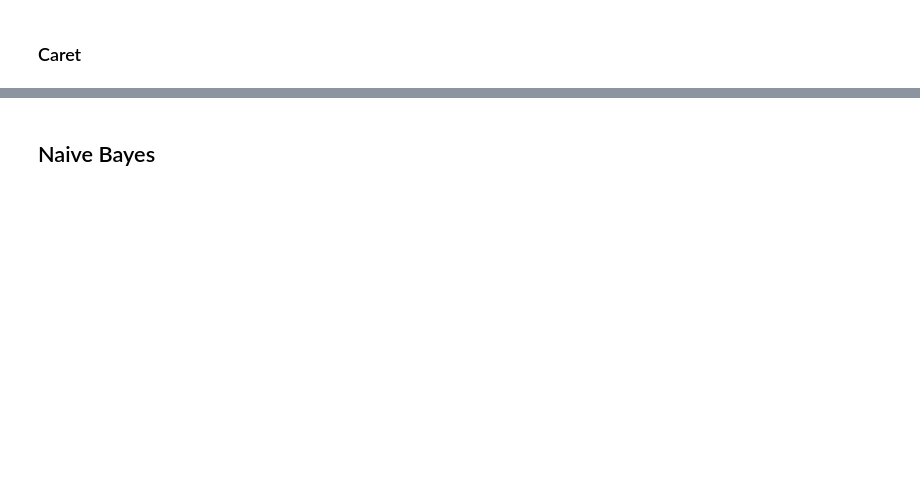
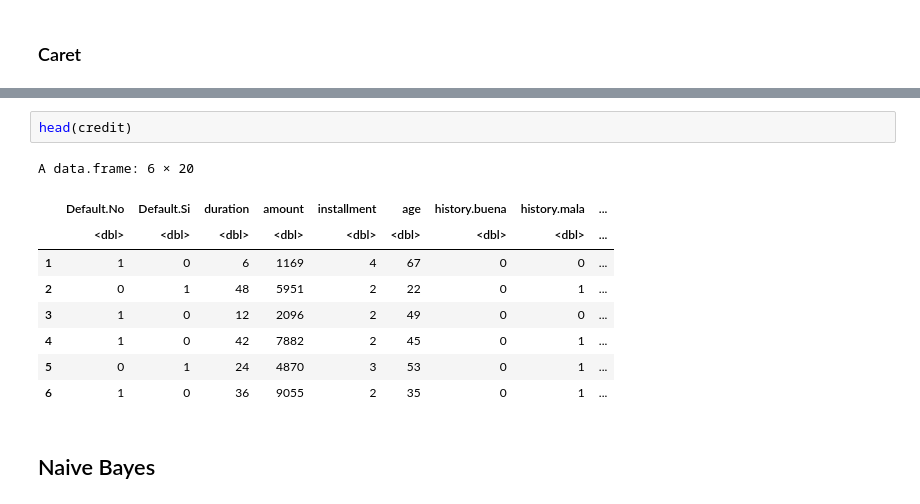
Before and after one commit to ignaciomsarmiento/BDML_SS, a Jupyter notebook: Lecture12/Notebook_SS12_Class.ipynb, the cells around one changed output, grey strips where cells are left out. Saved outputs shown, nothing was run; the diff lists cells and outputs as text; blank space fills up the shorter version.

```diff
--- a/Lecture12/Notebook_SS12_Class.ipynb
+++ b/Lecture12/Notebook_SS12_Class.ipynb
@@ -225,3 +368,15 @@ lda_fit
+# %%
+head(credit)
+# %% [output]
+A data.frame: 6 × 20
+|  | Default.No | Default.Si | duration | amount | installment | age | history.buena | history.mala | ... |
+|  | <dbl> | <dbl> | <dbl> | <dbl> | <dbl> | <dbl> | <dbl> | <dbl> | ... |
+| 1 | 1 | 0 | 6 | 1169 | 4 | 67 | 0 | 0 | ... |
+| 2 | 0 | 1 | 48 | 5951 | 2 | 22 | 0 | 1 | ... |
+| 3 | 1 | 0 | 12 | 2096 | 2 | 49 | 0 | 0 | ... |
+| 4 | 1 | 0 | 42 | 7882 | 2 | 45 | 0 | 1 | ... |
+| 5 | 0 | 1 | 24 | 4870 | 3 | 53 | 0 | 1 | ... |
+| 6 | 1 | 0 | 36 | 9055 | 2 | 35 | 0 | 1 | ... |
 # %% [markdown]
 ## Naive Bayes
 # %%
```
Also changed, not shown: parts of 19 cells of this notebook, 2 other files.
